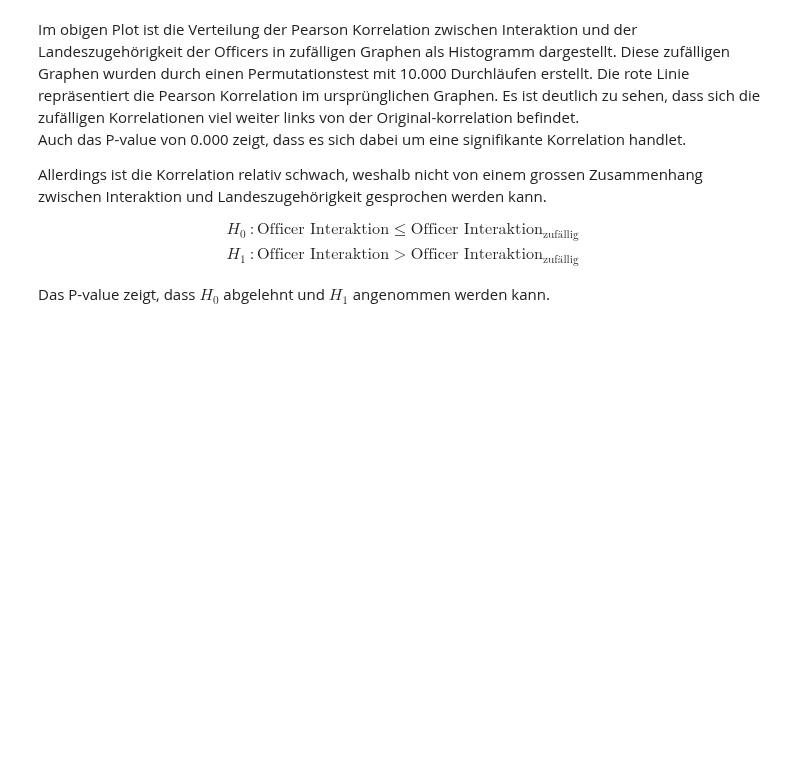
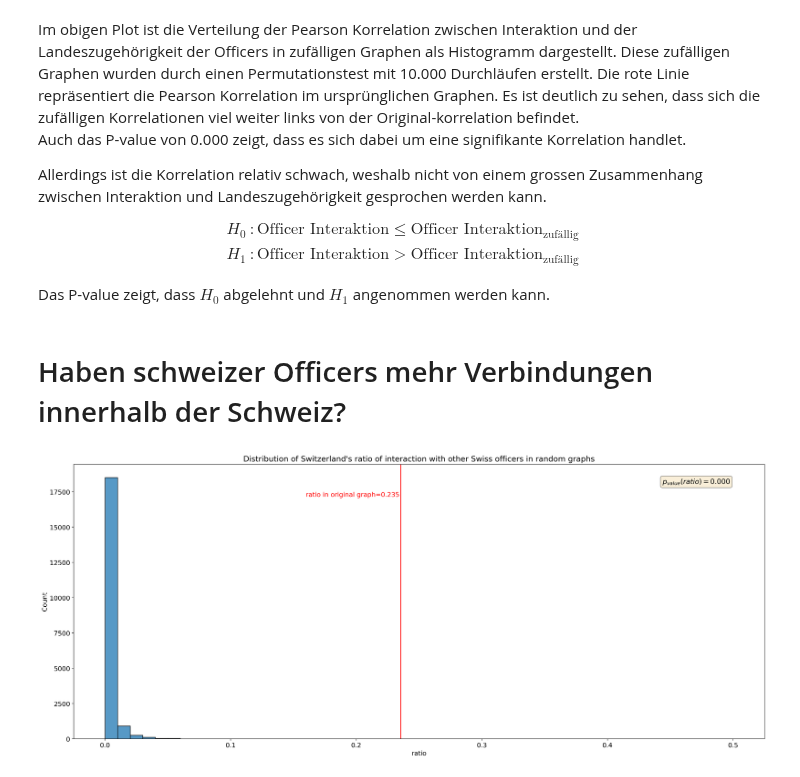
Before and after one commit to gabrieltorresgamez/fhnw-san-project, a Jupyter notebook: 05-swiss-officers-more-introverted.ipynb, the cells around one changed output. Saved outputs shown, nothing was run; the diff lists cells and outputs as text; code cells hidden in the pictures; blank space fills up the shorter version.

```diff
--- a/05-swiss-officers-more-introverted.ipynb
+++ b/05-swiss-officers-more-introverted.ipynb
@@ -262,3 +262,7 @@ H_1 &: \text{Officer\ Interaktion} > \text{Officer\ Interaktion}_{\text{zufälli
 $$
 
 Das P-value zeigt, dass $H_0$ abgelehnt und $H_1$ angenommen werden kann.
+# %% [markdown]
+# Haben schweizer Officers mehr Verbindungen innerhalb der Schweiz?
+# %%
+officer_countries, mapper = utils.global_view(officer_officer, "country_codes", self_loops=True)
@@ -264,0 +303,34 @@ Das P-value zeigt, dass $H_0$ abgelehnt und $H_1$ angenommen werden kann.
+# %%
+ax = sns.histplot(permutations, x="ratio", bins=50)
+plt.axvline(original["original_ratio"], color="red")
+plt.text(
+    original["original_ratio"] - 0.001,
+    plt.gca().get_ylim()[1] * 0.9,
+    "ratio in original graph=" + str(round(original["original_ratio"], 3)),
+    color="red",
+    verticalalignment="top",
+    horizontalalignment="right",
+)
+plt.title("Distribution of Switzerland's ratio of interaction with other Swiss officers in random graphs")
+
+textstr = r"$p_{value}(ratio)=%.3f$" % (
+    (permutations["ratio"] >= original["original_ratio"]).sum() / len(permutations),
+)
+props = dict(boxstyle="round", facecolor="wheat", alpha=0.5)
+
+# place a text box in upper left in axes coords
+ax.text(
+    0.95,
+    0.95,
+    textstr,
+    transform=ax.transAxes,
+    fontsize=14,
+    verticalalignment="top",
+    horizontalalignment="right",
+    bbox=props,
+)
+
+plt.xlabel("ratio")
+plt.show()
+# %% [output]
+[figure, added]
```
Also changed, not shown: parts of 1 cell of this notebook.
